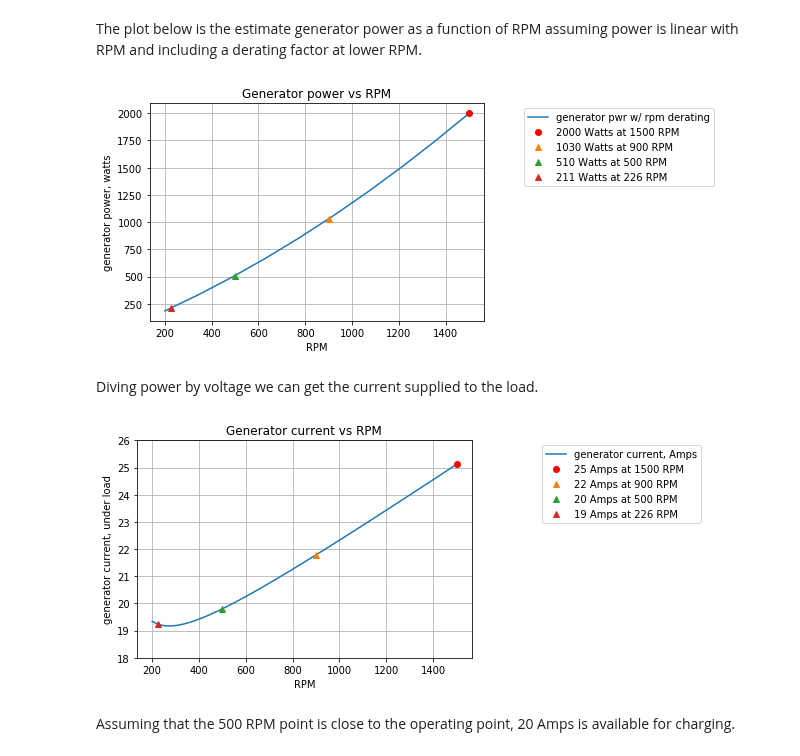
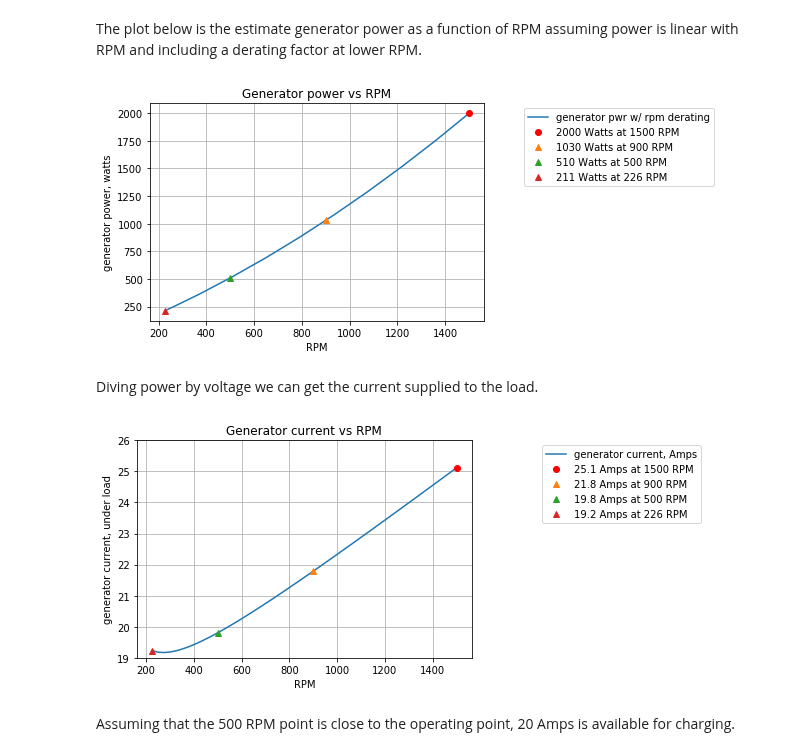
Before and after one commit to Tiburonboy/EE_jupyter_notebooks, a Jupyter notebook: Overshot waterwheel hydroelectric power system analysis/Overshot waterwheel hydroelectric power system analysis.ipynb, the cells around one changed output. Saved outputs shown, nothing was run; the diff lists cells and outputs as text; code cells hidden in the pictures.

```diff
--- a/Overshot waterwheel hydroelectric power system analysis/Overshot waterwheel hydroelectric power system analysis.ipynb
+++ b/Overshot waterwheel hydroelectric power system analysis/Overshot waterwheel hydroelectric power system analysis.ipynb
@@ -565,7 +565,7 @@ y = gen_pwr
 x = gen_rpm
 m2, c2 = np.polyfit(x, y, 1)
 
-gen_rpm_plt = np.linspace(200, 1500, 10)
+gen_rpm_plt = np.linspace(226, 1500, 10)
 plt.plot(gen_rpm_plt,(m1*gen_rpm_plt + c1)*(m2*gen_rpm_plt + c2), '-',label='generator pwr w/ rpm derating')
 
 plt.plot(1500,2000,'or',label = '2000 Watts at 1500 RPM')
@@ -584,30 +584,30 @@ plt.xlabel('RPM')
 plt.title('Generator power vs RPM')
 plt.show()
 # %% [output]
-[figure, old version]
+[figure, new version]
 # %% [markdown]
 Diving  power by voltage we can get the current supplied to the load.
 # %%
-gen_rpm_plt = np.linspace(200, 1500, 50)
+gen_rpm_plt = np.linspace(226, 1500, 50)
 
 plt.plot(gen_rpm_plt,(m1*gen_rpm_plt + c1)*(m2*gen_rpm_plt + c2)/(m*gen_rpm_plt + c), '-',label='generator current, Amps')
 
-plt.plot(1500,(m1*1500+c1)*(m2*1500+c2)/(m*1500+c),'or',label = '{:.0f} Amps at 1500 RPM'.format((m1*1500+c1)*(m2*1500+c2)/(m*1500+c)))
-plt.plot(900,(m1*900+c1)*(m2*900+c2)/(m*900+c),'^',label = '{:.0f} Amps at 900 RPM'.format((m1*900+c1)*(m2*900+c2)/(m*900+c)))
-plt.plot(500,(m1*500+c1)*(m2*500+c2)/(m*500+c),'^',label = '{:.0f} Amps at 500 RPM'.format((m1*500+c1)*(m2*500+c2)/(m*500+c)))
-plt.plot(226,(m1*226+c1)*(m2*226+c2)/(m*226+c),'^',label = '{:.0f} Amps at 226 RPM'.format((m1*226+c1)*(m2*226+c2)/(m*226+c)))
+plt.plot(1500,(m1*1500+c1)*(m2*1500+c2)/(m*1500+c),'or',label = '{:.1f} Amps at 1500 RPM'.format((m1*1500+c1)*(m2*1500+c2)/(m*1500+c)))
+plt.plot(900,(m1*900+c1)*(m2*900+c2)/(m*900+c),'^',label = '{:.1f} Amps at 900 RPM'.format((m1*900+c1)*(m2*900+c2)/(m*900+c)))
+plt.plot(500,(m1*500+c1)*(m2*500+c2)/(m*500+c),'^',label = '{:.1f} Amps at 500 RPM'.format((m1*500+c1)*(m2*500+c2)/(m*500+c)))
+plt.plot(226,(m1*226+c1)*(m2*226+c2)/(m*226+c),'^',label = '{:.1f} Amps at 226 RPM'.format((m1*226+c1)*(m2*226+c2)/(m*226+c)))
 
 plt.legend(bbox_to_anchor=(1.7, 1))
 plt.grid()
 
-plt.ylim((18,26))
+plt.ylim((19,26))
 plt.ylabel('generator current, under load')
 plt.xlabel('RPM')
 
 plt.title('Generator current vs RPM')
 plt.show()
 # %% [output]
-[figure, old version]
+[figure, new version]
 # %% [markdown]
 Assuming that the 500 RPM point is close to the operating point, 20 Amps is available for charging.
 # %%
```
Also changed, not shown: parts of 5 cells of this notebook.
